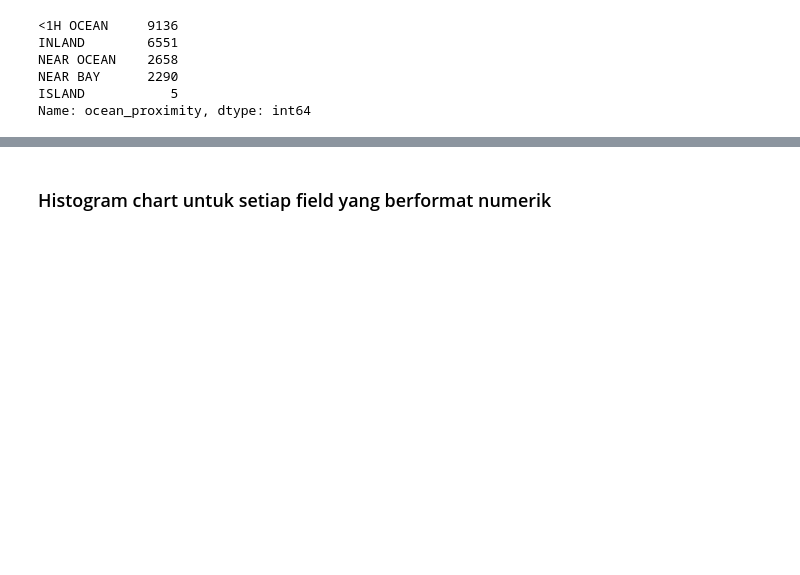
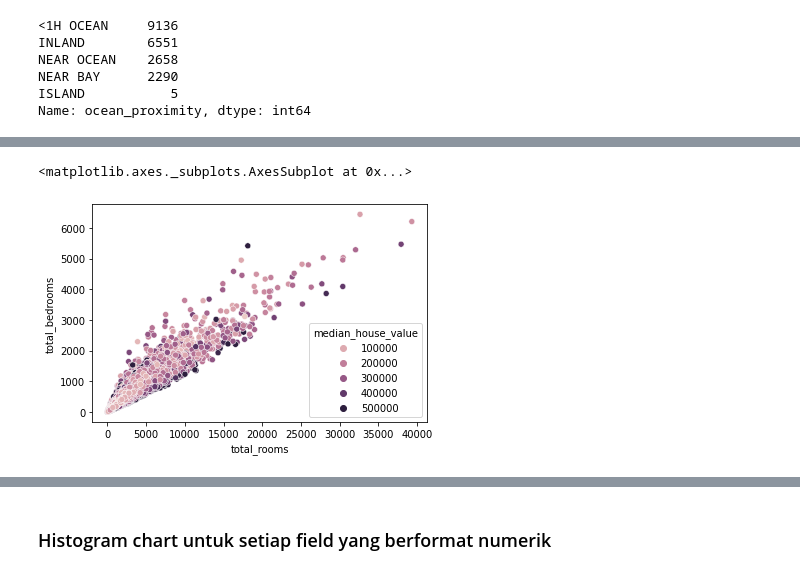
Before and after one commit to project303/Ngulik-Big-Data-dan-AI, a Jupyter notebook: Prediksi_Harga_Rumah_Menggunakan_Linear_Regression.ipynb, the cells around one changed output, grey strips where cells are left out. Drawn from its saved outputs; the diff is of its cells as text; code cells hidden in the pictures; blank space fills up the shorter version.

```diff
--- a/Prediksi_Harga_Rumah_Menggunakan_Linear_Regression.ipynb
+++ b/Prediksi_Harga_Rumah_Menggunakan_Linear_Regression.ipynb
@@ -104,0 +146,5 @@ Name: ocean_proximity, dtype: int64
+# %%
+sns.scatterplot(x=df_dataset['total_rooms'], y=df_dataset['total_bedrooms'], hue=df_dataset['median_house_value'])
+# %% [output]
+<matplotlib.axes._subplots.AxesSubplot at 0x...>
+[figure, added]
```
Also changed, not shown: parts of 32 cells of this notebook.
